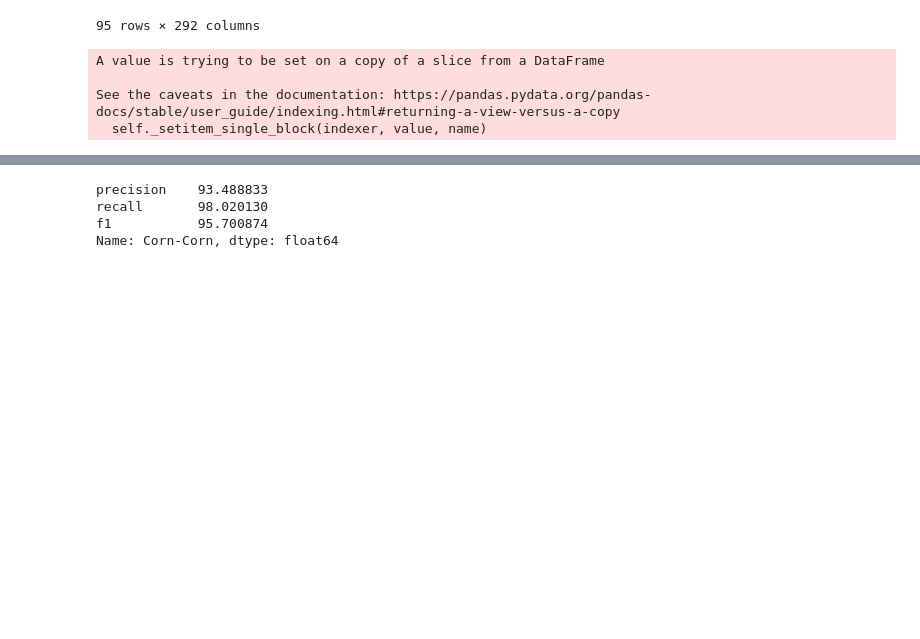
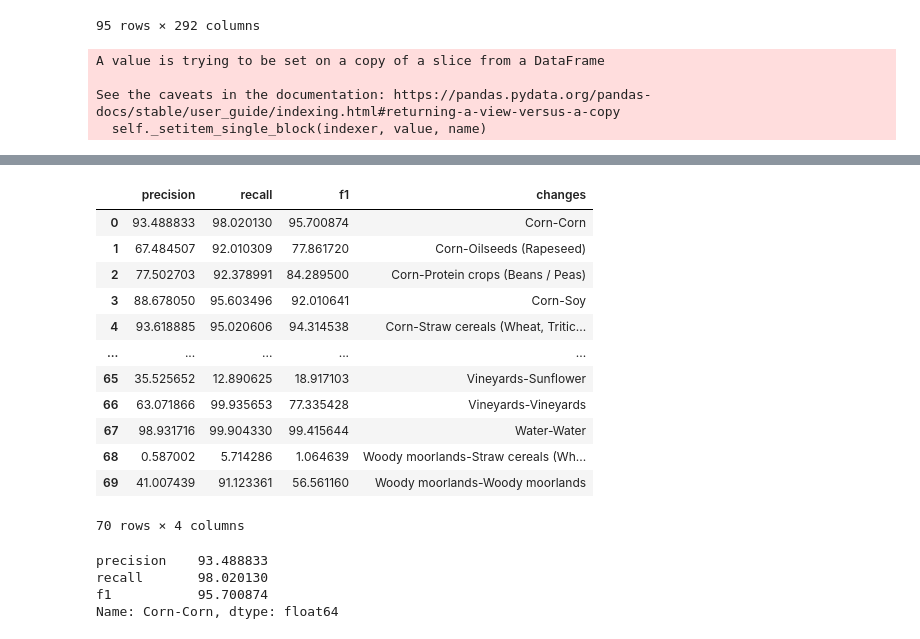
Before and after one commit to Arioluwa/DeepChange, a Jupyter notebook: change_detection/dev.ipynb, the cells around one changed output, grey strips where cells are left out. Drawn from its saved outputs; the diff is of its cells as text; code cells hidden in the pictures; blank space fills up the shorter version.

```diff
--- a/change_detection/dev.ipynb
+++ b/change_detection/dev.ipynb
@@ -154 +173,19 @@ t.columns.name = None
+# %%
+t.reset_index(drop=True, inplace=True)
+# %%
+t
+# %% [output]
+|  | precision | recall | f1 | changes |
+| 0 | 93.488833 | 98.020130 | 95.700874 | Corn-Corn |
+| 1 | 67.484507 | 92.010309 | 77.861720 | Corn-Oilseeds (Rapeseed) |
+| 2 | 77.502703 | 92.378991 | 84.289500 | Corn-Protein crops (Beans / Peas) |
+| 3 | 88.678050 | 95.603496 | 92.010641 | Corn-Soy |
+| 4 | 93.618885 | 95.020606 | 94.314538 | Corn-Straw cereals (Wheat, Tritic... |
+| ... | ... | ... | ... | ... |
+| 65 | 35.525652 | 12.890625 | 18.917103 | Vineyards-Sunflower |
+| 66 | 63.071866 | 99.935653 | 77.335428 | Vineyards-Vineyards |
+| 67 | 98.931716 | 99.904330 | 99.415644 | Water-Water |
+| 68 | 0.587002 | 5.714286 | 1.064639 | Woody moorlands-Straw cereals (Wh... |
+| 69 | 41.007439 | 91.123361 | 56.561160 | Woody moorlands-Woody moorlands |
+70 rows × 4 columns
 # %%
```
Also changed, not shown: parts of 8 cells of this notebook.
